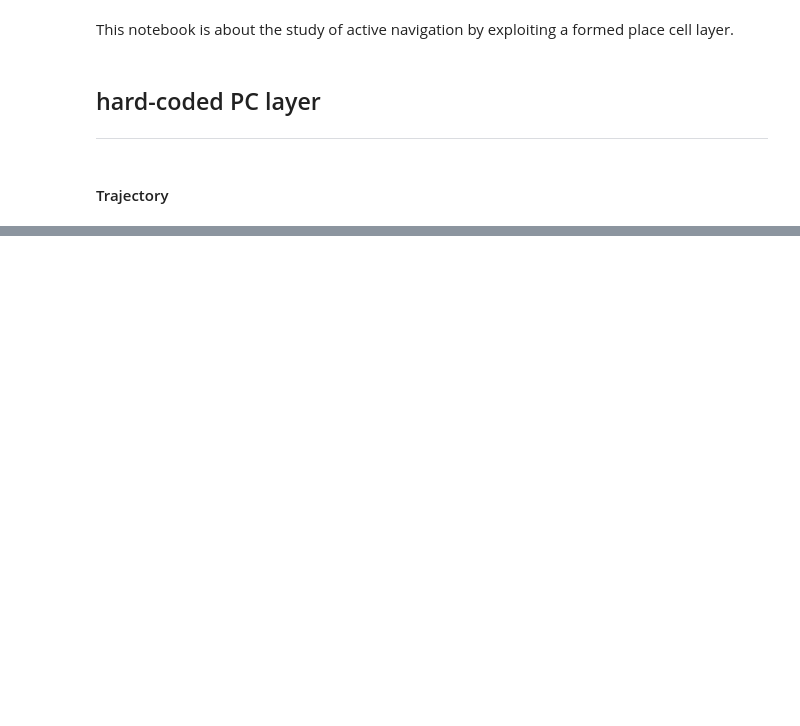
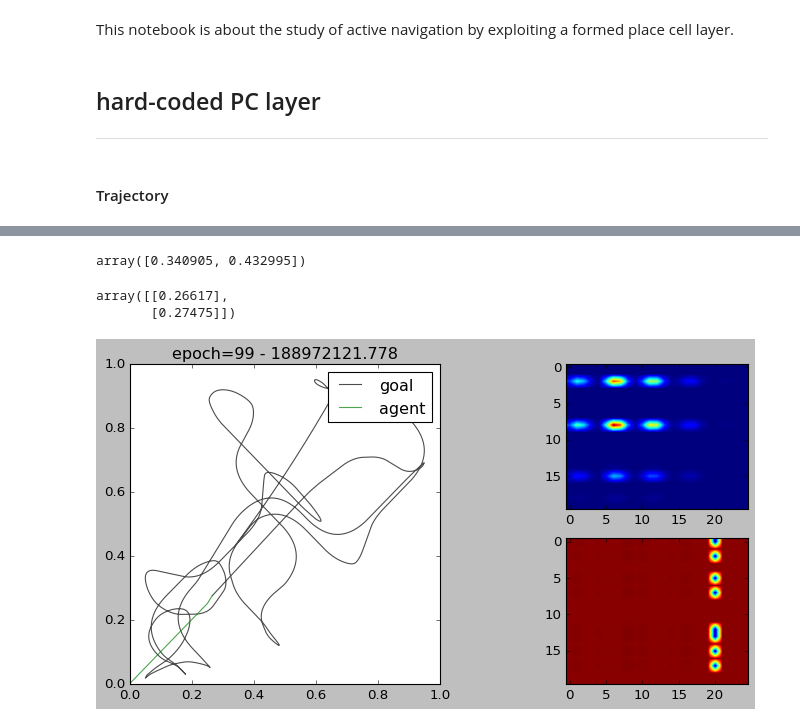
Before and after one commit to iKiru-hub/PCNN, a Jupyter notebook: lab_pcnn_nav.ipynb, the cells around one changed output, grey strips where cells are left out. Saved outputs shown, nothing was run; the diff lists cells and outputs as text; code cells hidden in the pictures; blank space fills up the shorter version.

```diff
--- a/lab_pcnn_nav.ipynb
+++ b/lab_pcnn_nav.ipynb
@@ -64,0 +66,47 @@ layer.plot(size=100, kind='imshow', sigmoid_beta=0.01, sigmoid_alpha=0., ax=ax3)
+# %%
+trajectory[-1]
+# %% [output]
+array([0.340905, 0.432995])
+# %%
+agent = agents.AgentPC(Npc=5**2, Nh=10, start_position=trajectory[0], step_size=0.0001, activation='sigmoid')
+agent.current_position
+# %% [output]
+array([[0.26617],
+       [0.27475]])
+# %%
+""" initialization """
+
+agent = agents.AgentPC(Npc=5**2, Nh=20, start_position=trajectory[0].copy(), step_size=0.01, lr=-0.05, activation='sigmoid')
+logger(agent)
+
+epochs = 100
+epoch_log = int(max((epochs*0.01, 1)))
+for epoch in range(epochs):
+
+    agent.set_position(position=trajectory[0].copy().reshape(-1, 1))
+    positions = np.zeros_like(trajectory.copy())
+    positions[0] = trajectory[0].copy()
+    loss = 0.
+    for t in range(1, len(trajectory)-1):
+        positions[t] = agent(goal_position=trajectory[-1].copy().reshape(-1, 1))
+        loss += agent.update(target_position=trajectory[t].copy().reshape(-1, 1))
+    #print(positions, end=' ')
+
+    if epoch % epoch_log == 0:
+
+        clf()
+        plt.figure(figsize=(11, 5))
+        plt.subplot(121)
+        plt.plot(trajectory[:, 0], trajectory[:, 1], '-k', alpha=0.7, label="goal")
+        plt.plot(positions[:, 0], positions[:, 1], '-g', alpha=0.7, label="agent")
+        plt.legend()
+        plt.title(f"{epoch=} - {loss:.3f}")
+
+        plt.subplot(222)
+        plt.imshow(agent.grad_h)
+
+        plt.subplot(224)
+        plt.imshow(agent.grad_out.T)
+        plt.pause(0.0001)
+# %% [output]
+[figure, added]
```
Also changed, not shown: parts of 3 cells of this notebook.
